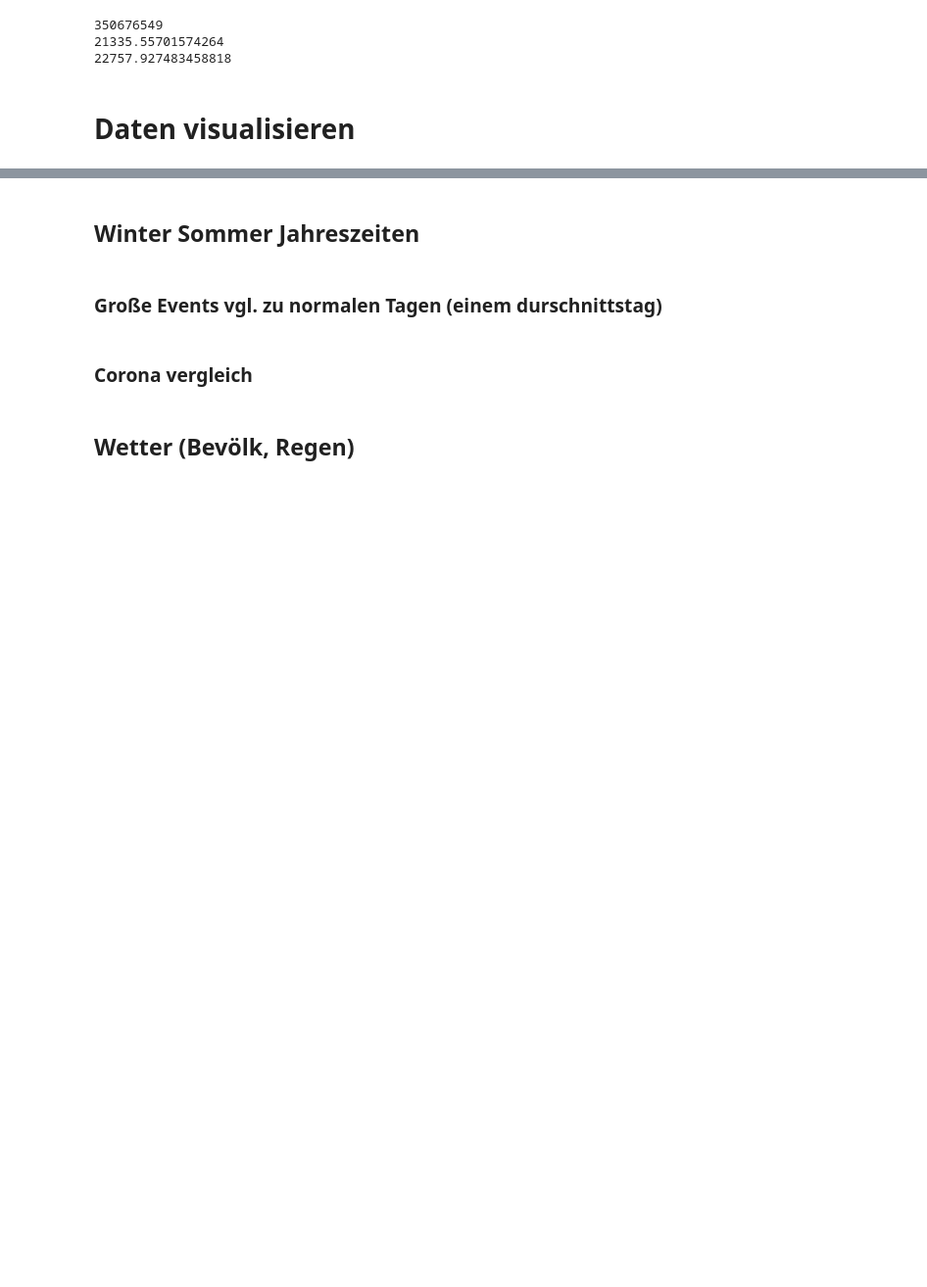
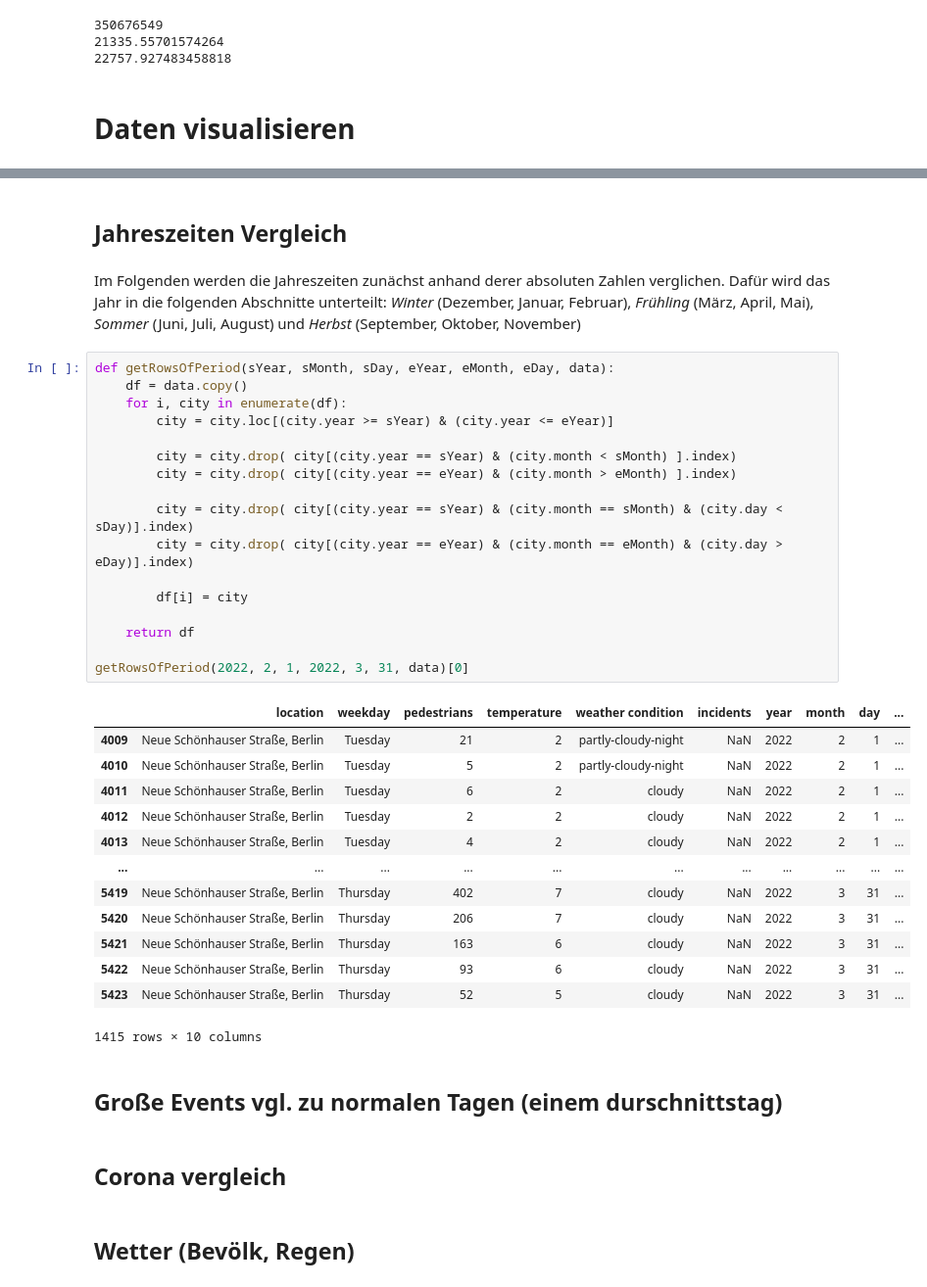
Before and after one commit to kailgs/HyStreet, a Jupyter notebook: HyStreet.ipynb, the cells around one changed output, grey strips where cells are left out. Shown at 98% size. Drawn from its saved outputs; the diff is of its cells as text; blank space fills up the shorter version.

Commit message:
Added function for filtering per time period

```diff
--- a/HyStreet.ipynb
+++ b/HyStreet.ipynb
@@ -226,8 +228,41 @@ fig.show()
 # %% [markdown]
-## Winter Sommer Jahreszeiten
+## Jahreszeiten Vergleich
+# %% [markdown]
+Im Folgenden werden die Jahreszeiten zunächst anhand derer absoluten Zahlen verglichen. Dafür wird das Jahr in die folgenden Abschnitte unterteilt: *Winter* (Dezember, Januar, Februar), *Frühling* (März, April, Mai), *Sommer* (Juni, Juli, August) und *Herbst* (September, Oktober, November)
+# %%
+def getRowsOfPeriod(sYear, sMonth, sDay, eYear, eMonth, eDay, data):
+    df = data.copy()
+    for i, city in enumerate(df):
+        city = city.loc[(city.year >= sYear) & (city.year <= eYear)]
+
+        city = city.drop( city[(city.year == sYear) & (city.month < sMonth) ].index)
+        city = city.drop( city[(city.year == eYear) & (city.month > eMonth) ].index)
+
+        city = city.drop( city[(city.year == sYear) & (city.month == sMonth) & (city.day < sDay)].index)
+        city = city.drop( city[(city.year == eYear) & (city.month == eMonth) & (city.day > eDay)].index)
+
+        df[i] = city
+
+    return df
+
+getRowsOfPeriod(2022, 2, 1, 2022, 3, 31, data)[0]
+# %% [output]
+|  | location | weekday | pedestrians | temperature | weather condition | incidents | year | month | day | ... |
+| 4009 | Neue Schönhauser Straße, Berlin | Tuesday | 21 | 2 | partly-cloudy-night | NaN | 2022 | 2 | 1 | ... |
+| 4010 | Neue Schönhauser Straße, Berlin | Tuesday | 5 | 2 | partly-cloudy-night | NaN | 2022 | 2 | 1 | ... |
+| 4011 | Neue Schönhauser Straße, Berlin | Tuesday | 6 | 2 | cloudy | NaN | 2022 | 2 | 1 | ... |
+| 4012 | Neue Schönhauser Straße, Berlin | Tuesday | 2 | 2 | cloudy | NaN | 2022 | 2 | 1 | ... |
+| 4013 | Neue Schönhauser Straße, Berlin | Tuesday | 4 | 2 | cloudy | NaN | 2022 | 2 | 1 | ... |
+| ... | ... | ... | ... | ... | ... | ... | ... | ... | ... | ... |
+| 5419 | Neue Schönhauser Straße, Berlin | Thursday | 402 | 7 | cloudy | NaN | 2022 | 3 | 31 | ... |
+| 5420 | Neue Schönhauser Straße, Berlin | Thursday | 206 | 7 | cloudy | NaN | 2022 | 3 | 31 | ... |
+| 5421 | Neue Schönhauser Straße, Berlin | Thursday | 163 | 6 | cloudy | NaN | 2022 | 3 | 31 | ... |
+| 5422 | Neue Schönhauser Straße, Berlin | Thursday | 93 | 6 | cloudy | NaN | 2022 | 3 | 31 | ... |
+| 5423 | Neue Schönhauser Straße, Berlin | Thursday | 52 | 5 | cloudy | NaN | 2022 | 3 | 31 | ... |
+1415 rows × 10 columns
 # %% [markdown]
-### Große Events vgl. zu normalen Tagen (einem durschnittstag)
+## Große Events vgl. zu normalen Tagen (einem durschnittstag)
 # %% [markdown]
-### Corona vergleich
+## Corona vergleich
 # %% [markdown]
 ## Wetter (Bevölk, Regen)
```
Also changed, not shown: parts of 5 cells of this notebook.
